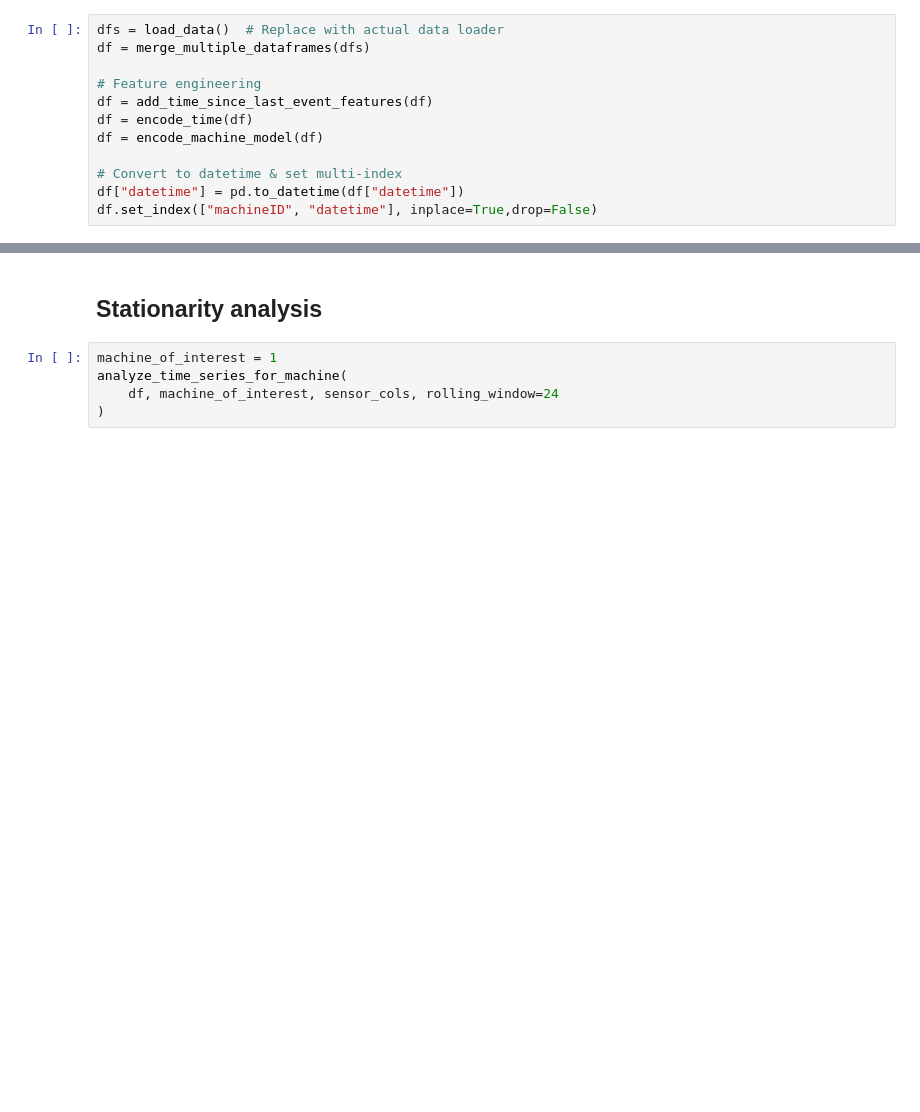
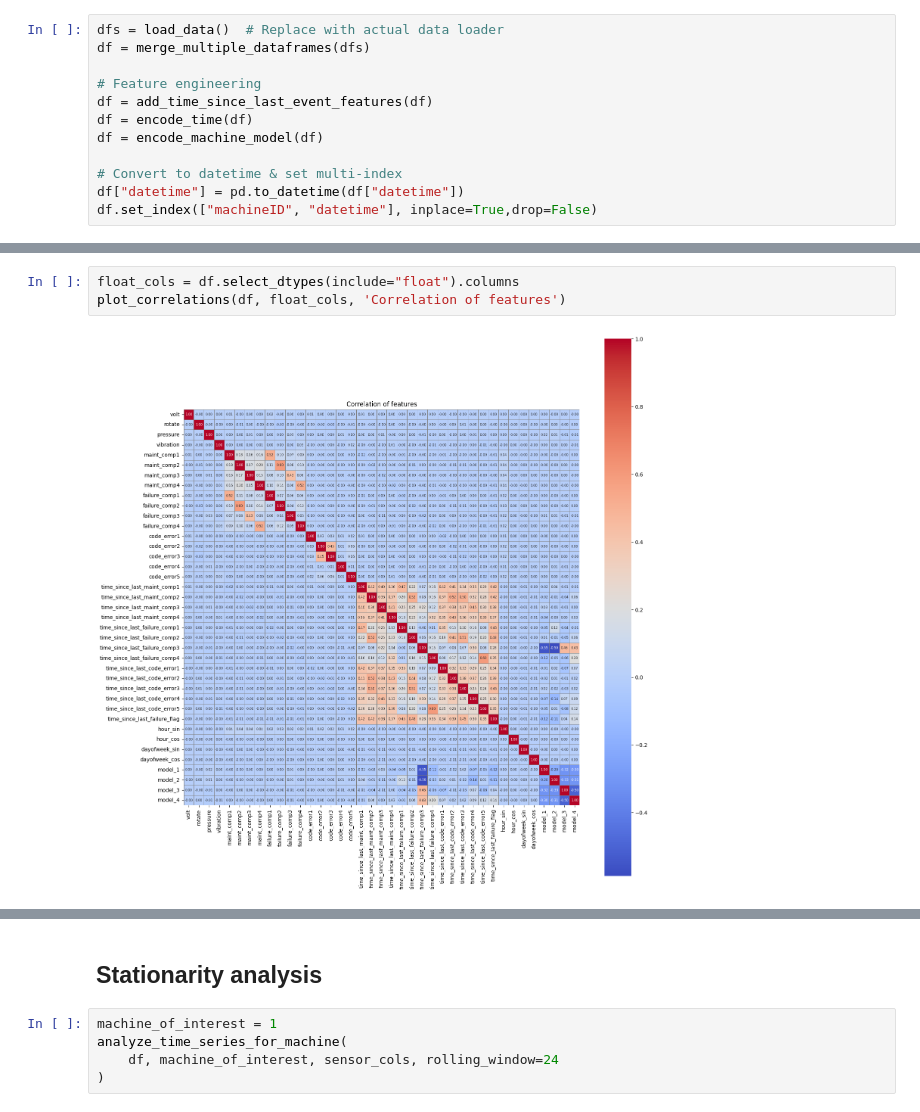
Before and after one commit to Abner-01/challenge-predictive-maintenance, a Jupyter notebook: 1. Challenge.ipynb, the cells around one changed output, grey strips where cells are left out. Drawn from its saved outputs; the diff is of its cells as text; blank space fills up the shorter version.

```diff
--- a/1. Challenge.ipynb
+++ b/1. Challenge.ipynb
@@ -38,0 +72,5 @@ plot_sensor_correlation(df, sensor_cols)
+# %%
+float_cols = df.select_dtypes(include="float").columns
+plot_correlations(df, float_cols, 'Correlation of features')
+# %% [output]
+[figure, added]
```
Also changed, not shown: parts of 10 cells of this notebook, 1 other file.
